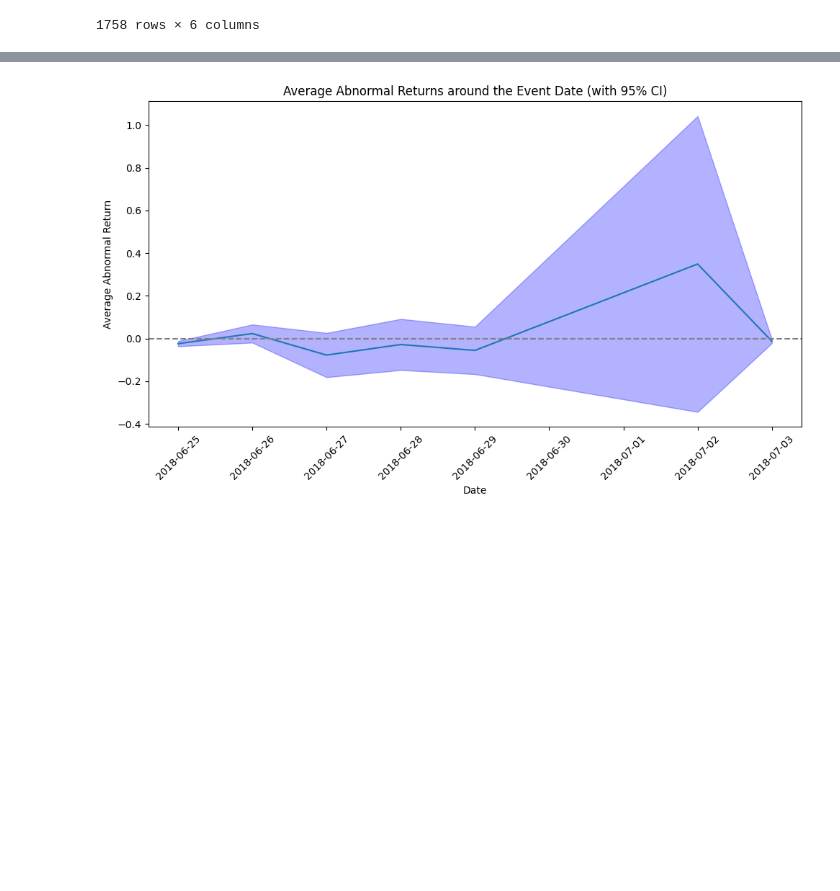
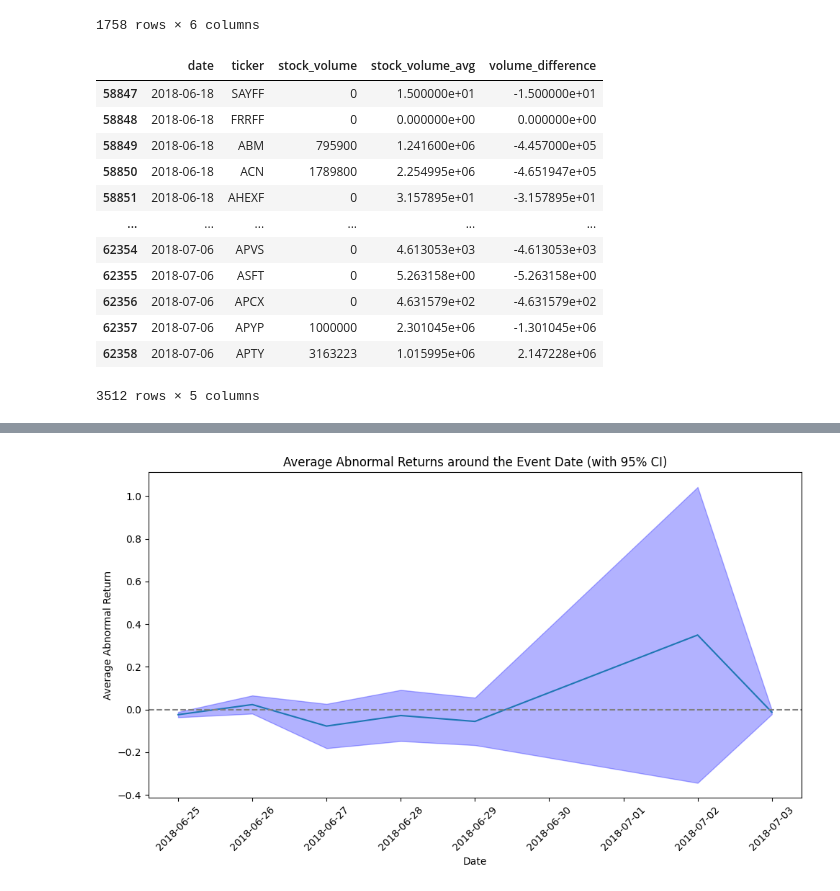
Before and after one commit to JanetYing/Stock-Market-Dynamics-Project, a Jupyter notebook: analysis.ipynb, the cells around one changed output, grey strips where cells are left out. Drawn from its saved outputs; the diff is of its cells as text; code cells hidden in the pictures; blank space fills up the shorter version.

```diff
--- a/analysis.ipynb
+++ b/analysis.ipynb
@@ -127,3 +128,55 @@ See the caveats in the documentation: https://pandas.pydata.org/pandas-docs/stab
 | 61855 | 2018-07-03 | APYP | 0.000000 | 0.000000 | 0.012976 | -0.012976 |
 | 61856 | 2018-07-03 | APTY | -0.018182 | 0.000000 | 0.010378 | -0.028559 |
 1758 rows × 6 columns
+# %%
+path = 'C:/Users/Janet/OneDrive - The University of Chicago/Data_policy/final-project-janet'
+file_name = 'combined_stock_data.csv'
+file_path = os.path.join(path, file_name)
+stock_data = pd.read_csv(file_path)
+
+# Event date
+event_date = datetime(2018, 6, 28)
+
+# Define the event window (e.g., 10 days before and after the event)
+window_size = 10
+start_date = event_date - timedelta(days=window_size)
+end_date = event_date + timedelta(days=window_size)
+
+# Filter data for the event window
+event_window_data = stock_data[(pd.to_datetime(stock_data['date']) >= start_date) &
+                               (pd.to_datetime(stock_data['date']) <= end_date)]
+
+# Estimation window (e.g., 30 days before the start of the event window)
+estimation_window_size = 30
+estimation_start_date = start_date - timedelta(days=estimation_window_size)
+estimation_end_date = start_date - timedelta(days=1)
+
+# Filter data for the estimation window
+estimation_window_data = stock_data[(pd.to_datetime(stock_data['date']) >= estimation_start_date) &
+                                    (pd.to_datetime(stock_data['date']) <= estimation_end_date)]
+
+# Calculate average volume in the estimation window for comparison
+average_volume_estimation = estimation_window_data.groupby('ticker')['stock_volume'].mean()
+
+# Merge this average with the event window data
+event_window_data = event_window_data.join(average_volume_estimation, on='ticker', rsuffix='_avg')
+
+# Calculate the difference in volume
+event_window_data['volume_difference'] = event_window_data['stock_volume'] - event_window_data['stock_volume_avg']
+
+# Display the event window data with the calculated differences
+event_window_data[['date', 'ticker', 'stock_volume', 'stock_volume_avg', 'volume_difference']]
+# %% [output]
+|  | date | ticker | stock_volume | stock_volume_avg | volume_difference |
+| 58847 | 2018-06-18 | SAYFF | 0 | 1.500000e+01 | -1.500000e+01 |
+| 58848 | 2018-06-18 | FRRFF | 0 | 0.000000e+00 | 0.000000e+00 |
+| 58849 | 2018-06-18 | ABM | 795900 | 1.241600e+06 | -4.457000e+05 |
+| 58850 | 2018-06-18 | ACN | 1789800 | 2.254995e+06 | -4.651947e+05 |
+| 58851 | 2018-06-18 | AHEXF | 0 | 3.157895e+01 | -3.157895e+01 |
+| ... | ... | ... | ... | ... | ... |
+| 62354 | 2018-07-06 | APVS | 0 | 4.613053e+03 | -4.613053e+03 |
+| 62355 | 2018-07-06 | ASFT | 0 | 5.263158e+00 | -5.263158e+00 |
+| 62356 | 2018-07-06 | APCX | 0 | 4.631579e+02 | -4.631579e+02 |
+| 62357 | 2018-07-06 | APYP | 1000000 | 2.301045e+06 | -1.301045e+06 |
+| 62358 | 2018-07-06 | APTY | 3163223 | 1.015995e+06 | 2.147228e+06 |
+3512 rows × 5 columns
```
Also changed, not shown: parts of 6 cells of this notebook, 9 other files.
